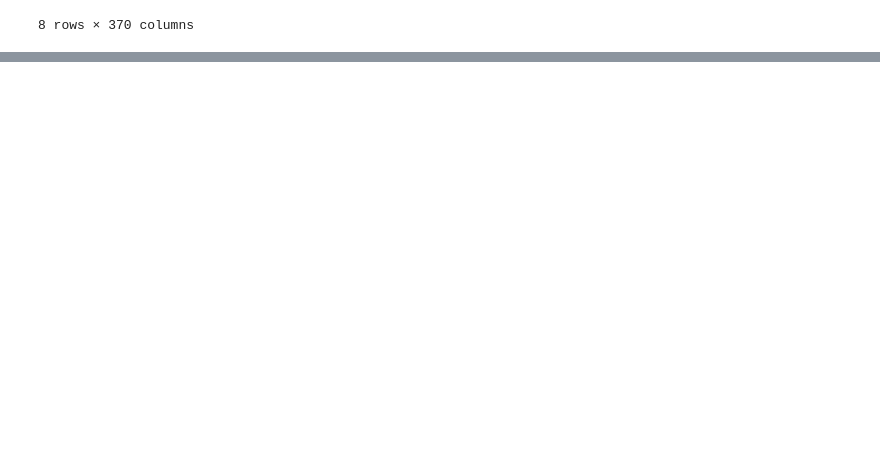
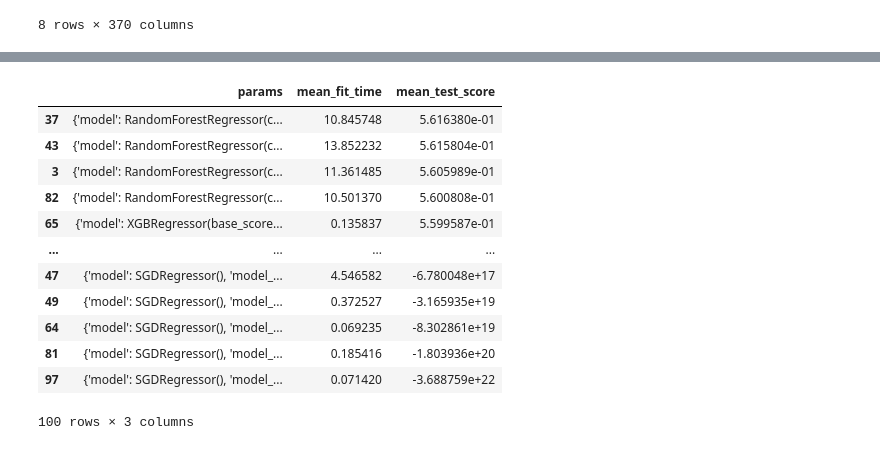
Before and after one commit to lukaszlomozik/Mercedes-Benz-Greener-Manufacturing, a Jupyter notebook: Mercedes-Benz Greener Manufacturing.ipynb, the cells around one changed output, grey strips where cells are left out. Saved outputs shown, nothing was run; the diff lists cells and outputs as text; code cells hidden in the pictures; blank space fills up the shorter version.

```diff
--- a/Mercedes-Benz Greener Manufacturing.ipynb
+++ b/Mercedes-Benz Greener Manufacturing.ipynb
@@ -70,7 +70,7 @@ cols_cat = X.select_dtypes(include = ['object']).columns
 trans_num = StandardScaler()
 # %%
 transformer_numerical = Pipeline(steps = [('scaler', StandardScaler()),
-                                          ('pca', PCA(n_components=0.95))])
+                                          ('pca', None)])
 transformer_categorical = Pipeline(steps = [('encoder', OneHotEncoder(drop='first',
                                                                      handle_unknown='ignore'))])
 
@@ -81,6 +81,7 @@ pipe = Pipeline(steps = [('preprocessor', preprocessor), ('model', None)])
 # %%
 param_grid = [
     {
+        'preprocessor__numerical__pca' : [PCA(n_components=0.95), None],
         'model__n_estimators' : sp_randint(200, 500),
         'model__max_depth' : np.arange(1, 11, 1),
         'model__min_samples_split' : np.arange(2, 10, 1),
@@ -90,11 +91,13 @@ param_grid = [
     },
     {
         'preprocessor__numerical__scaler' : [StandardScaler(), MinMaxScaler()],
+        'preprocessor__numerical__pca' : [PCA(n_components=0.95), None],
         'model__learning_rate' : ['constant', 'optimal', 'invscaling', 'adaptive'],
         'model__alpha' : [0, 0.0001, 0.001, 0.01, 0.1, 5, 10, 50, 100, 500, 1000],
         'model': [SGDRegressor()]
     },
     {
+        'preprocessor__numerical__pca' : [PCA(n_components=0.95), None],
         'model__n_estimators' : sp_randint(10, 100),
         'model__max_depth': np.arange(2, 9),
         'model__learning_rate': np.arange(0.01, 0.3, 0.01),
@@ -109,7 +130,21 @@ grid.fit(X_train, y_train)
 # %%
-pd.set_option('display.max_colwidth', 300)
+pd.set_option('display.max_colwidth', 1000)
 pd.DataFrame(grid.cv_results_).sort_values(by = 'rank_test_score')[['params',
                                                                     'mean_fit_time',
                                                                     'mean_test_score']]
+# %% [output]
+|  | params | mean_fit_time | mean_test_score |
+| 37 | {'model': RandomForestRegressor(c... | 10.845748 | 5.616380e-01 |
+| 43 | {'model': RandomForestRegressor(c... | 13.852232 | 5.615804e-01 |
+| 3 | {'model': RandomForestRegressor(c... | 11.361485 | 5.605989e-01 |
+| 82 | {'model': RandomForestRegressor(c... | 10.501370 | 5.600808e-01 |
+| 65 | {'model': XGBRegressor(base_score... | 0.135837 | 5.599587e-01 |
+| ... | ... | ... | ... |
+| 47 | {'model': SGDRegressor(), 'model_... | 4.546582 | -6.780048e+17 |
+| 49 | {'model': SGDRegressor(), 'model_... | 0.372527 | -3.165935e+19 |
+| 64 | {'model': SGDRegressor(), 'model_... | 0.069235 | -8.302861e+19 |
+| 81 | {'model': SGDRegressor(), 'model_... | 0.185416 | -1.803936e+20 |
+| 97 | {'model': SGDRegressor(), 'model_... | 0.071420 | -3.688759e+22 |
+100 rows × 3 columns
 # %%
 grid.best_estimator_
```
Also changed, not shown: parts of 8 cells of this notebook.
